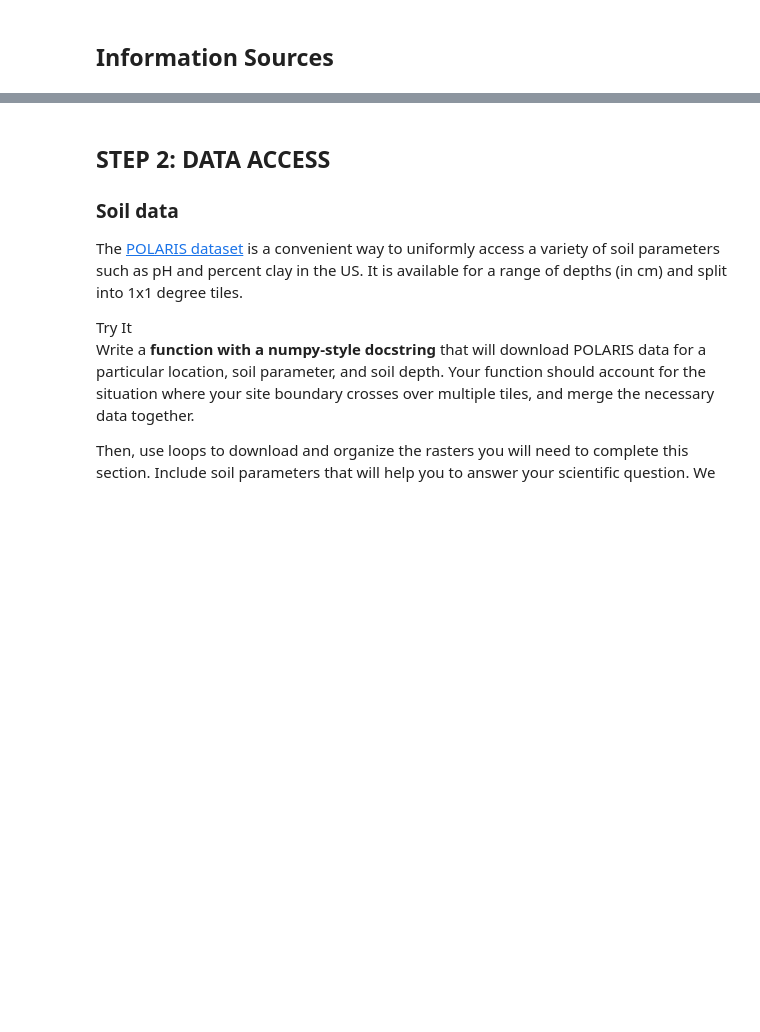
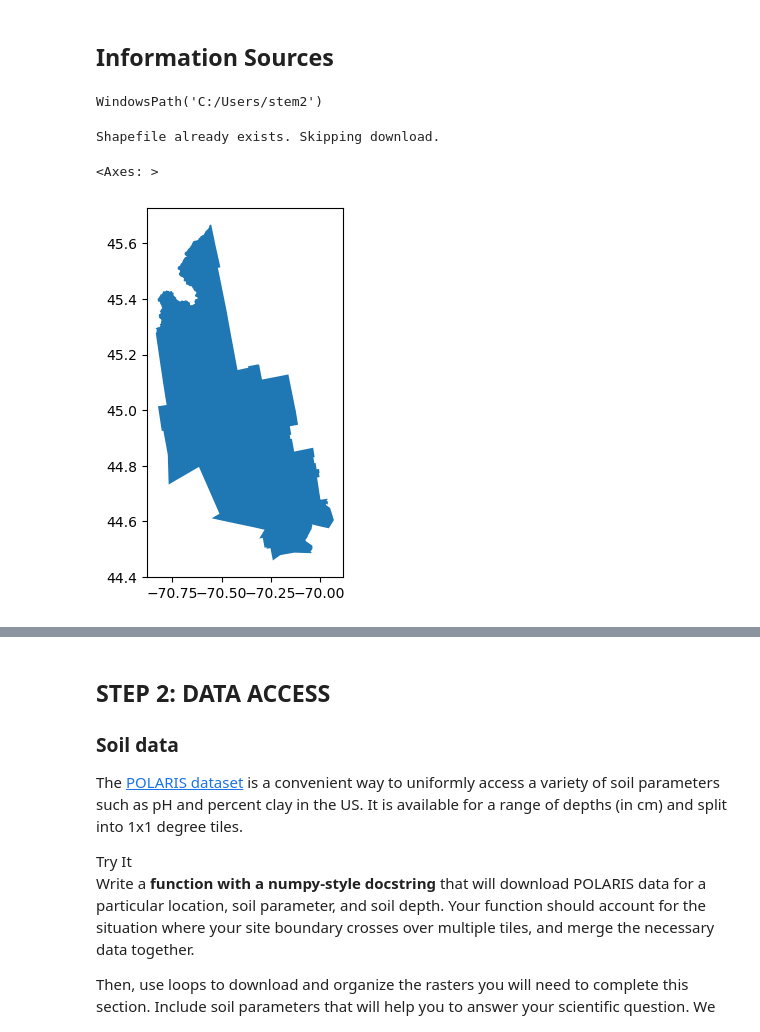
Before and after one commit to earthlab-education/habitat-suitability-BioNCphilic, a Jupyter notebook: climate.ipynb, the cells around one changed output, grey strips where cells are left out. Drawn from its saved outputs; the diff is of its cells as text; code cells hidden in the pictures; blank space fills up the shorter version.

Commit message:
downloaded shapefiles

```diff
--- a/climate.ipynb
+++ b/climate.ipynb
@@ -17,3 +17,71 @@
 * GFDL-ESM2M
 # %% [markdown]
 ## Information Sources
+# %%
+# Import needed packages
+import requests # For making HTTP requests
+import os # Interoperable file paths
+import pathlib  # Work with file and directory paths
+import zipfile # Work with zip files
+
+import geopandas as gpd # Work with geospatial data
+import rasterio # Read, write, and manipulate raster datasets
+
+# Define and create the project data directories
+data_dir = os.path.join(
+    pathlib.Path.home(),
+    'Documents'
+    'eaclassprojects',
+    'climate_models',
+)
+os.makedirs(data_dir, exist_ok=True)
+pathlib.Path.home()
+# %% [output]
+WindowsPath('C:/Users/stem2')
+# %%
+# Define the URL of the shapefile
+url = "https://www2.census.gov/geo/tiger/TIGER2023/COUNTY/tl_2023_us_county.zip"
+
+# Download the shapefile to the specified directory
+zip_filepath = os.path.join(data_dir, "tl_2023_us_county.zip") # full path to zip file.
+shapefile_path = os.path.join(data_dir, "tl_2023_us_county.shp") # Construct the path to the extracted shapefile
+
+# Check if the shapefile already exists
+if not os.path.exists(shapefile_path):
+    # Download the shapefile only if it doesn't exist
+    try:
+        response = requests.get(url)
+        response.raise_for_status()
+
+        # Extract the shapefile
+        with open(zip_filepath, "wb") as f:
+            f.write(response.content)
+        # Extract the shapefile to the specified directory
+        with zipfile.ZipFile(zip_filepath, "r") as zip_ref:
+            zip_ref.extractall(data_dir) #extract to the data_dir
+
+        print("Shapefile downloaded and extracted")
+
+    except requests.exceptions.RequestException as e:
+        print(f"Error downloading shapefile: {e}")
+    except zipfile.BadZipFile as e:
+        print(f"Error extracting zip file: {e}")
+    except Exception as e:
+        print(f"An unexpected error occurred: {e}")
+
+else:
+    print("Shapefile already exists. Skipping download.")
+
+# Load the shapefile into a GeoDataFrame
+county_data = gpd.read_file(shapefile_path)
+
+# Filter for a specific counties
+franklin_county = county_data[(county_data['STATEFP'] == '23') & (county_data['COUNTYFP'] == '007')]
+jackson_county = county_data[(county_data['STATEFP'] == '37') & (county_data['COUNTYFP'] == '099')]
+
+# Plot the shapefile
+franklin_county.plot()
+# %% [output]
+Shapefile already exists. Skipping download.
+<Axes: >
+[figure, added]
```
Also changed, not shown: parts of 1 cell of this notebook.
